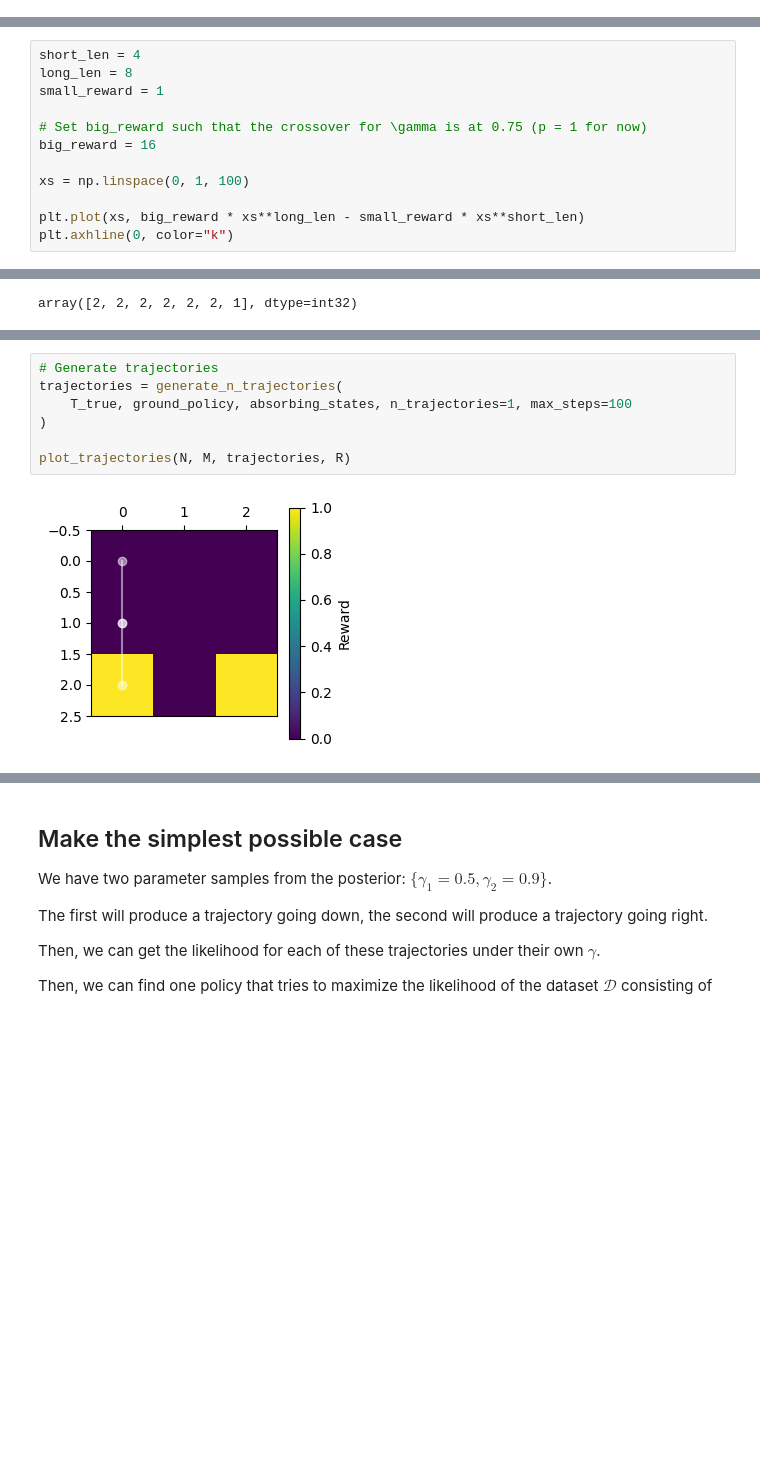
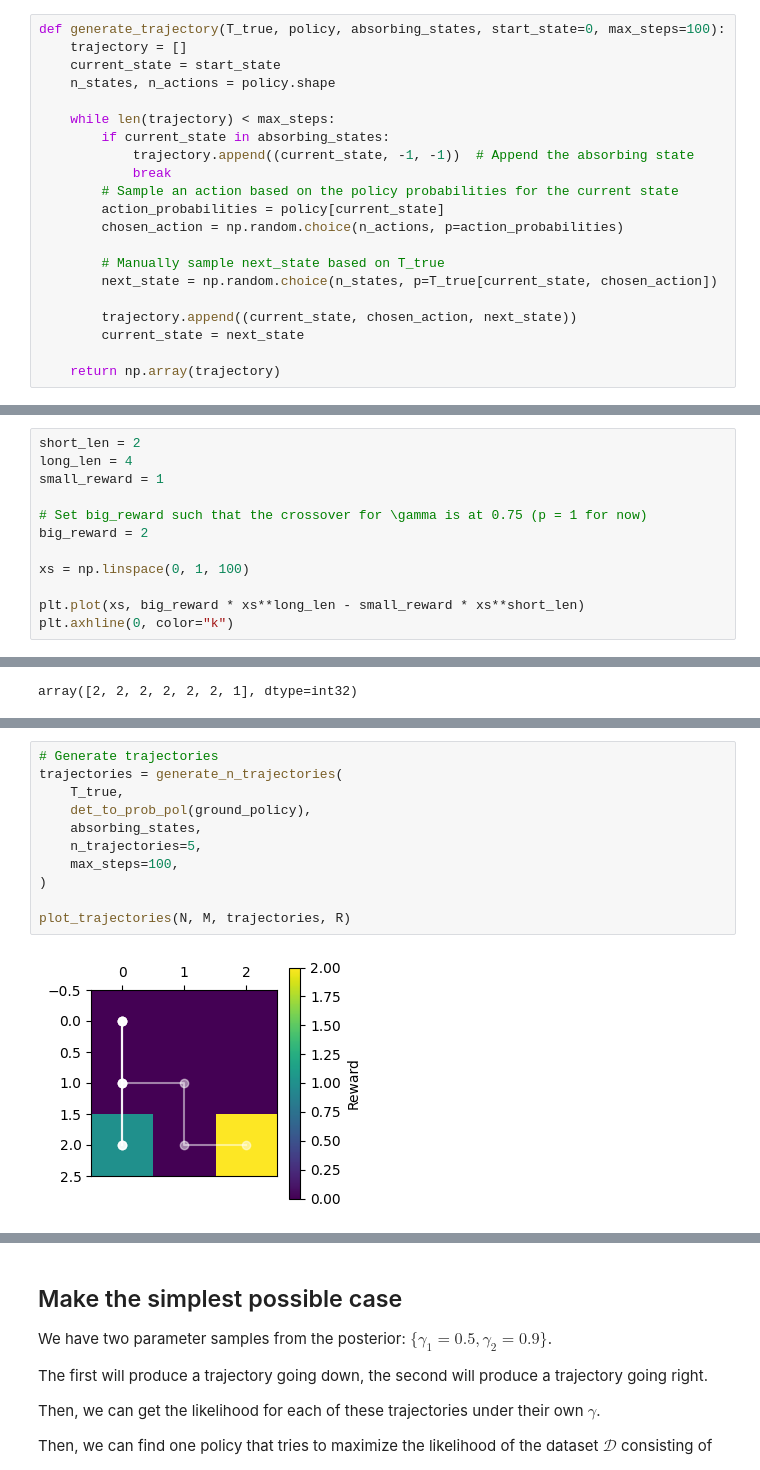
Before and after one commit to ankile/irl-environment-design, a Jupyter notebook: 03_la_value_iteration.ipynb, the cells around one changed output, grey strips where cells are left out. Saved outputs shown, nothing was run; the diff lists cells and outputs as text; blank space fills up the shorter version.

```diff
--- a/03_la_value_iteration.ipynb
+++ b/03_la_value_iteration.ipynb
@@ -65 +99,22 @@ def generate_trajectory(T_true, policy, absorbing_states, start_state=0, max_ste
+# %%
+def generate_trajectory(T_true, policy, absorbing_states, start_state=0, max_steps=100):
+    trajectory = []
+    current_state = start_state
+    n_states, n_actions = policy.shape
+
+    while len(trajectory) < max_steps:
+        if current_state in absorbing_states:
+            trajectory.append((current_state, -1, -1))  # Append the absorbing state
+            break
+        # Sample an action based on the policy probabilities for the current state
+        action_probabilities = policy[current_state]
+        chosen_action = np.random.choice(n_actions, p=action_probabilities)
+
+        # Manually sample next_state based on T_true
+        next_state = np.random.choice(n_states, p=T_true[current_state, chosen_action])
+
+        trajectory.append((current_state, chosen_action, next_state))
+        current_state = next_state
+
+    return np.array(trajectory)
 # %%
@@ -190,12 +244,12 @@ def count_state_visits(trajectories, n_states):
 # 1 . . .
 # 2 1 . 4
 # %%
-short_len = 4
-long_len = 8
+short_len = 2
+long_len = 4
 small_reward = 1
 
 # Set big_reward such that the crossover for \gamma is at 0.75 (p = 1 for now)
-big_reward = 16
+big_reward = 2
 
 xs = np.linspace(0, 1, 100)
 
@@ -236,12 +296,16 @@ array([2, 2, 2, 2, 2, 2, 1], dtype=int32)
 # %%
 # Generate trajectories
 trajectories = generate_n_trajectories(
-    T_true, ground_policy, absorbing_states, n_trajectories=1, max_steps=100
+    T_true,
+    det_to_prob_pol(ground_policy),
+    absorbing_states,
+    n_trajectories=5,
+    max_steps=100,
 )
 
 plot_trajectories(N, M, trajectories, R)
 # %% [output]
-[figure, old version]
+[figure, new version]
 # %%
 len(trajectories)
 # %% [output]
```
Also changed, not shown: parts of 26 cells of this notebook.
